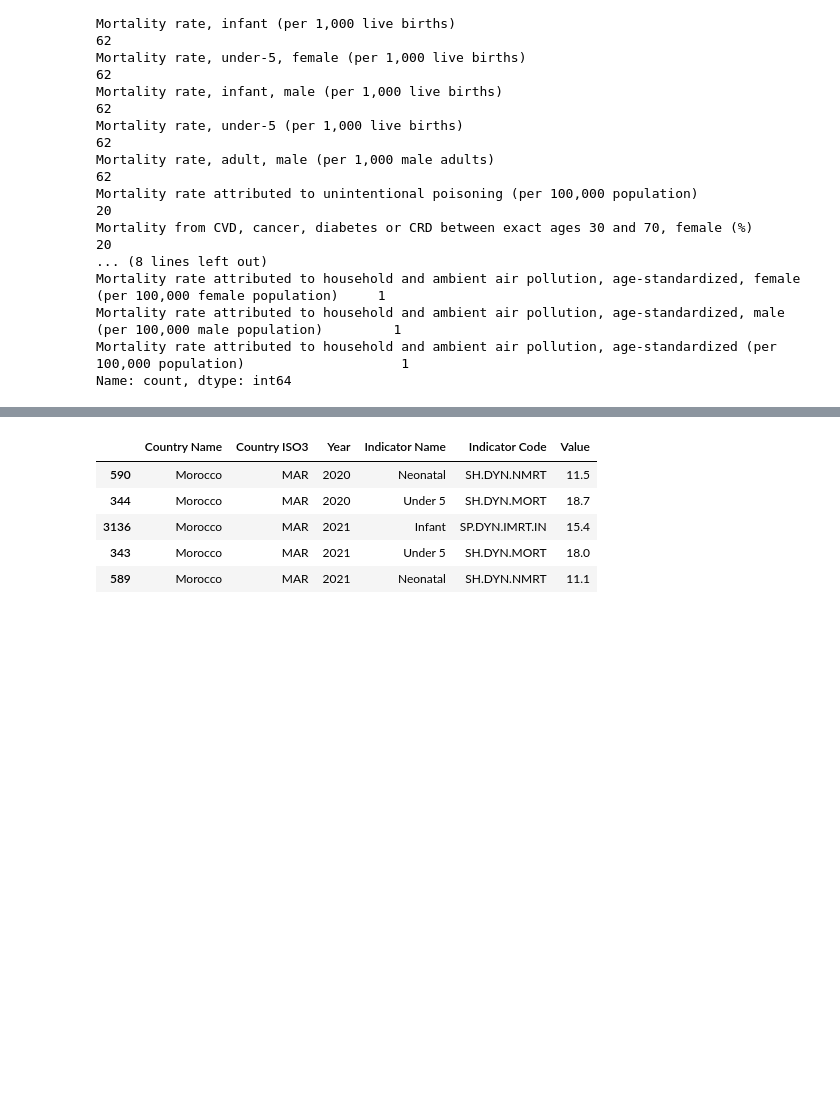
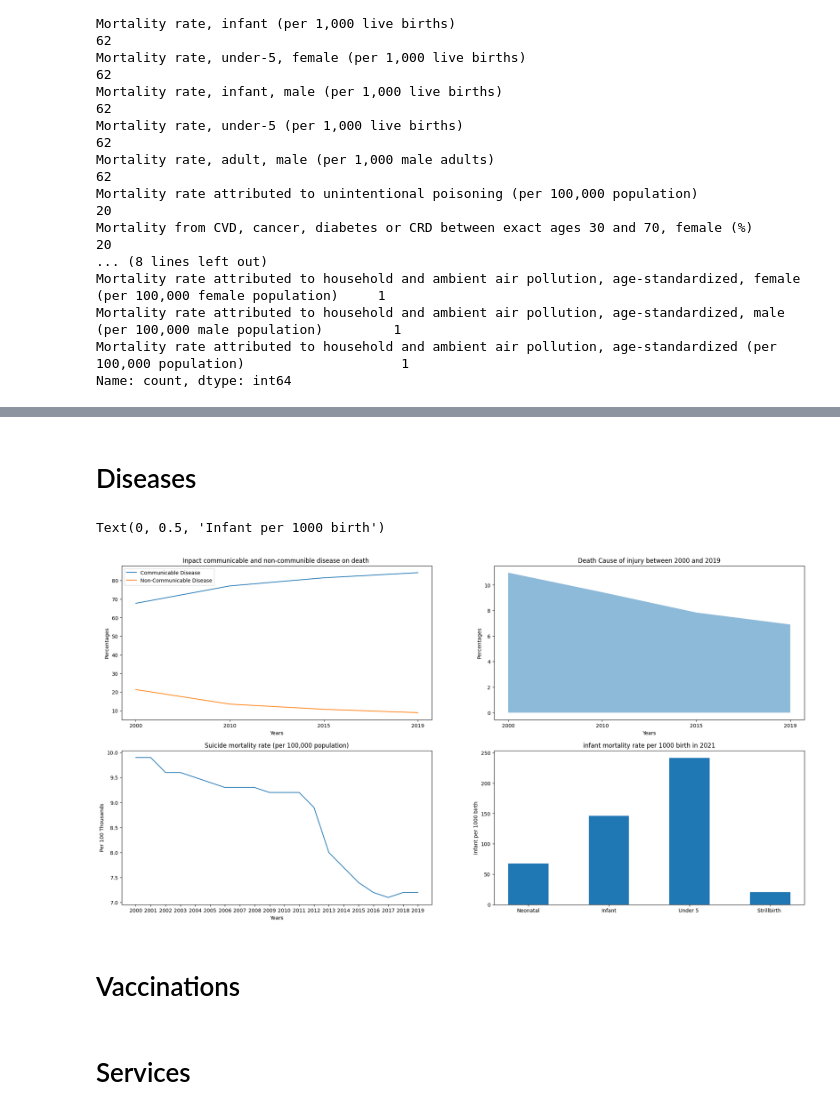
Before and after one commit to BENLHOSNITaoufik/Morocco_Health_Indicator, a Jupyter notebook: heath_mar.ipynb, the cells around one changed output, grey strips where cells are left out. Saved outputs shown, nothing was run; the diff lists cells and outputs as text; code cells hidden in the pictures; blank space fills up the shorter version.

```diff
--- a/heath_mar.ipynb
+++ b/heath_mar.ipynb
@@ -371,9 +368,2 @@ Text(0, 0.5, 'Infant per 1000 birth')
-# %%
-mortality_infant.tail()
-# %% [output]
-|  | Country Name | Country ISO3 | Year | Indicator Name | Indicator Code | Value |
-| 590 | Morocco | MAR | 2020 | Neonatal | SH.DYN.NMRT | 11.5 |
-| 344 | Morocco | MAR | 2020 | Under 5 | SH.DYN.MORT | 18.7 |
-| 3136 | Morocco | MAR | 2021 | Infant | SP.DYN.IMRT.IN | 15.4 |
-| 343 | Morocco | MAR | 2021 | Under 5 | SH.DYN.MORT | 18.0 |
-| 589 | Morocco | MAR | 2021 | Neonatal | SH.DYN.NMRT | 11.1 |
+# %% [markdown]
+# Diseases
@@ -379,0 +373,65 @@ mortality_infant.tail()
+# %%
+# create a variable that contains only Cause of death
+disease = df.loc[
+            (df['Indicator Name'] == 'Cause of death, by injury (% of total)')
+            | (df['Indicator Code'] == 'SH.DTH.NCOM.ZS')
+            | (df['Indicator Code'] == 'SH.DTH.COMM.ZS')]
+years = disease['Year'].unique()
+
+
+non_communicable_disease = disease['Value'][disease['Indicator Code'] == 'SH.DTH.NCOM.ZS']
+communicable_disease = disease['Value'][disease['Indicator Code'] == 'SH.DTH.COMM.ZS']
+injury_disease = disease['Value'][disease['Indicator Name'] == 'Cause of death, by injury (% of total)']
+
+# ploting the dataset
+fig, axe = plt.subplots(2,2, figsize = (24, 12))
+axe[0,0].plot(disease['Year'].unique(), non_communicable_disease)
+axe[0,0].plot(disease['Year'].unique(), communicable_disease )
+axe[0,0].set_title('Inpact communicable and non-communible disease on death ')
+axe[0,0].set_xlabel('Years')
+axe[0,0].set_ylabel('Percentages')
+axe[0,0].legend(['Communicable Disease', 'Non-Communicable Disease'])
+
+
+axe[0,1].fill_between(disease['Year'].unique(), injury_disease, alpha = 0.5)
+axe[0,1].set_title('Death Cause of injury between 2000 and 2019')
+axe[0,1].set_xlabel('Years')
+axe[0,1].set_ylabel('Percentages')
+
+suicide = df[df['Indicator Name'].str.contains('Suicide')].value_counts()
+
+suicide = df[df['Indicator Name'] == 'Suicide mortality rate (per 100,000 population)']
+
+years = np.arange(2000, 2020).astype('int')
+axe[1,0].plot(suicide['Year'], suicide['Value'] )
+axe[1,0].set_xticklabels(years.astype(int))
+axe[1,0].set_title('Suicide mortality rate (per 100,000 population)')
+axe[1,0].set_xlabel('Years')
+axe[1,0].set_ylabel('Per 100 Thousands')
+
+
+
+# determine mortality rate of neonatal, infant, under 5 and stillbirth from indicator name col
+mortality_infant = df.loc[(df['Indicator Name'] == "Mortality rate, neonatal (per 1,000 live births)")
+                          |(df['Indicator Name'] == "Mortality rate, infant (per 1,000 live births)")
+                          |(df['Indicator Name'] == "Mortality rate, under-5 (per 1,000 live births)")
+                          | (df['Indicator Name'] == 'Stillbirth rate (per 1,000 total births)')
+                          ]
+
+#
+mortality_infant['Indicator Name'][mortality_infant['Indicator Name'] == "Mortality rate, neonatal (per 1,000 live births)"] = 'Neonatal'
+mortality_infant['Indicator Name'][mortality_infant['Indicator Name'] == "Mortality rate, infant (per 1,000 live births)"] = 'Infant'
+mortality_infant['Indicator Name'][mortality_infant['Indicator Name'] == "Mortality rate, under-5 (per 1,000 live births)"] = 'Under 5 '
+mortality_infant['Indicator Name'][mortality_infant['Indicator Name'] == "Stillbirth rate (per 1,000 total births)"] = 'Strillbirth '
+
+# ploting  mortality_infant dataset
+axe[1,1].bar(mortality_infant['Indicator Name'], mortality_infant['Value'], width=.5 )
+axe[1,1].set_title('infant mortality rate per 1000 birth in 2021')
+axe[1,1].set_ylabel('Infant per 1000 birth')
+# %% [output]
+Text(0, 0.5, 'Infant per 1000 birth')
+[figure, added]
+# %% [markdown]
+# Vaccinations
+# %% [markdown]
+# Services
```
Also changed, not shown: parts of 5 cells of this notebook.
